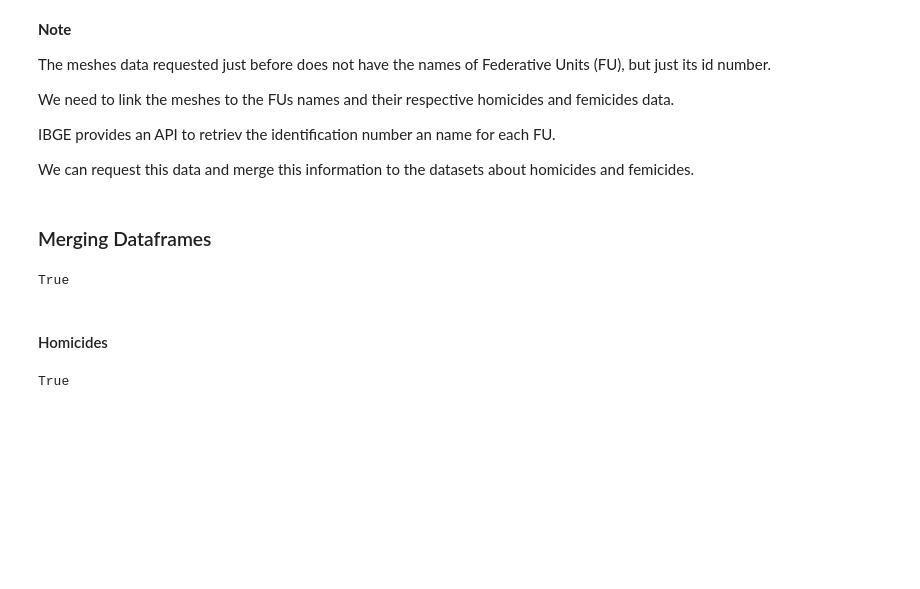
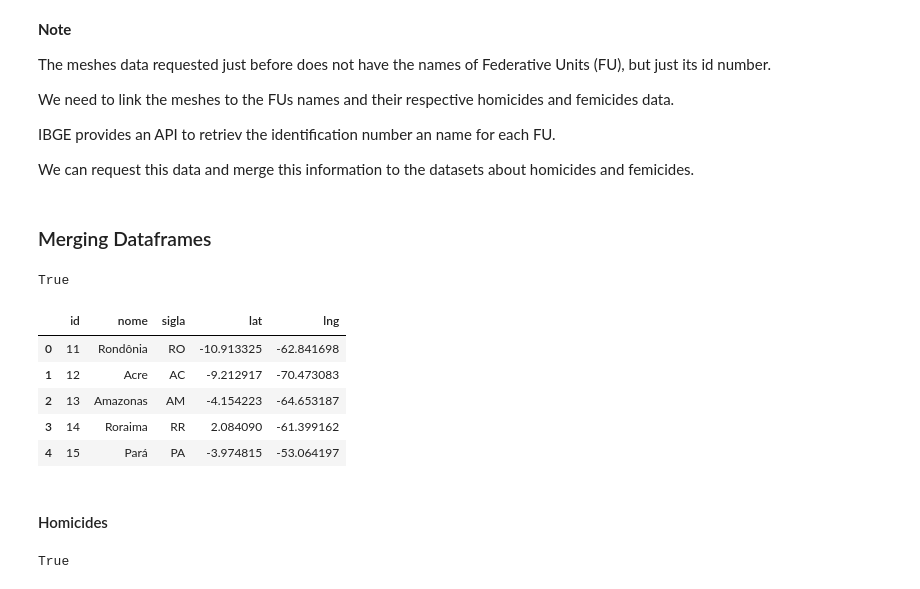
Before and after one commit to marcosacj/datacides, a Jupyter notebook: notebook/2019-05-26-macj-visualizing-folium.ipynb, the cells around one changed output. Saved outputs shown, nothing was run; the diff lists cells and outputs as text; code cells hidden in the pictures; blank space fills up the shorter version.

```diff
--- a/notebook/2019-05-26-macj-visualizing-folium.ipynb
+++ b/notebook/2019-05-26-macj-visualizing-folium.ipynb
@@ -333,3 +353,12 @@ states = pd.DataFrame( {'id': states_ids, 'nome': states_names, 'sigla': states_
+# %%
+states.head()
+# %% [output]
+|  | id | nome | sigla | lat | lng |
+| 0 | 11 | Rondônia | RO | -10.913325 | -62.841698 |
+| 1 | 12 | Acre | AC | -9.212917 | -70.473083 |
+| 2 | 13 | Amazonas | AM | -4.154223 | -64.653187 |
+| 3 | 14 | Roraima | RR | 2.084090 | -61.399162 |
+| 4 | 15 | Pará | PA | -3.974815 | -53.064197 |
 # %% [markdown]
 #### Homicides
 # %%
```
Also changed, not shown: parts of 11 cells of this notebook.
